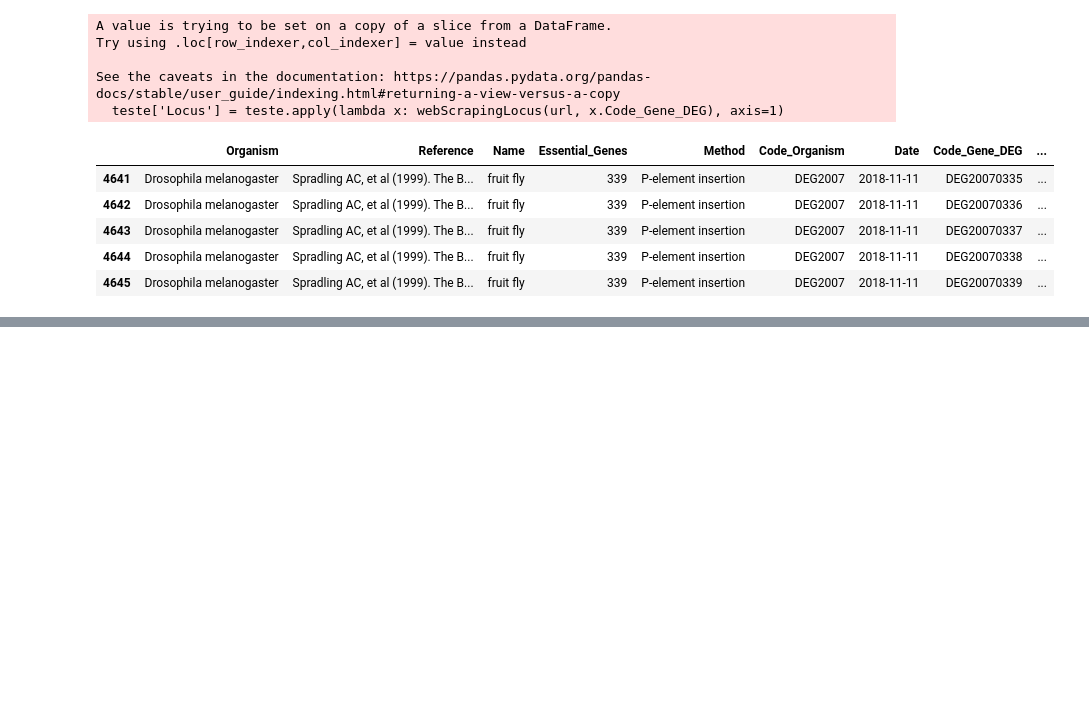
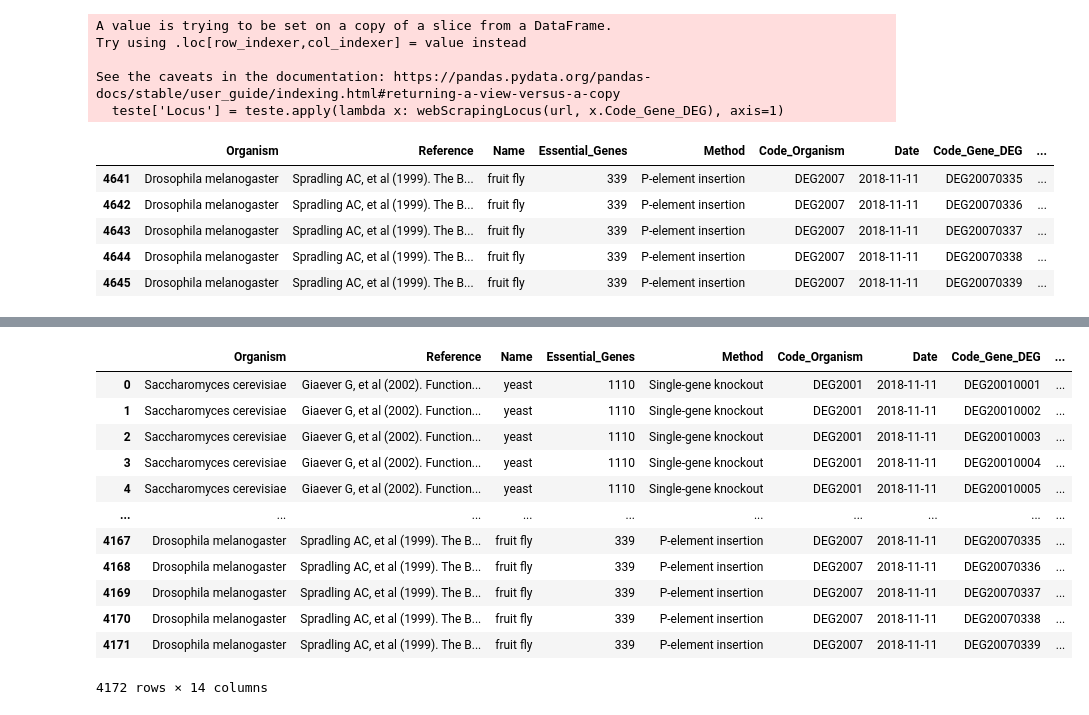
Before and after one commit to JessicaIta/deg-data-essentiality, a Jupyter notebook: deg-data-essentiality.ipynb, the cells around one changed output, grey strips where cells are left out. Cells and saved outputs as stored; diff of their text form; code cells hidden in the pictures; blank space fills up the shorter version.

```diff
--- a/deg-data-essentiality.ipynb
+++ b/deg-data-essentiality.ipynb
@@ -286,0 +302,17 @@ df.to_parquet('essential_genes.parquet', engine='fastparquet')
+# %%
+dataset = pd.read_csv('essential_genes.csv')
+dataset
+# %% [output]
+|  | Organism | Reference | Name | Essential_Genes | Method | Code_Organism | Date | Code_Gene_DEG | ... |
+| 0 | Saccharomyces cerevisiae | Giaever G, et al (2002). Function... | yeast | 1110 | Single-gene knockout | DEG2001 | 2018-11-11 | DEG20010001 | ... |
+| 1 | Saccharomyces cerevisiae | Giaever G, et al (2002). Function... | yeast | 1110 | Single-gene knockout | DEG2001 | 2018-11-11 | DEG20010002 | ... |
+| 2 | Saccharomyces cerevisiae | Giaever G, et al (2002). Function... | yeast | 1110 | Single-gene knockout | DEG2001 | 2018-11-11 | DEG20010003 | ... |
+| 3 | Saccharomyces cerevisiae | Giaever G, et al (2002). Function... | yeast | 1110 | Single-gene knockout | DEG2001 | 2018-11-11 | DEG20010004 | ... |
+| 4 | Saccharomyces cerevisiae | Giaever G, et al (2002). Function... | yeast | 1110 | Single-gene knockout | DEG2001 | 2018-11-11 | DEG20010005 | ... |
+| ... | ... | ... | ... | ... | ... | ... | ... | ... | ... |
+| 4167 | Drosophila melanogaster | Spradling AC, et al (1999). The B... | fruit fly | 339 | P-element insertion | DEG2007 | 2018-11-11 | DEG20070335 | ... |
+| 4168 | Drosophila melanogaster | Spradling AC, et al (1999). The B... | fruit fly | 339 | P-element insertion | DEG2007 | 2018-11-11 | DEG20070336 | ... |
+| 4169 | Drosophila melanogaster | Spradling AC, et al (1999). The B... | fruit fly | 339 | P-element insertion | DEG2007 | 2018-11-11 | DEG20070337 | ... |
+| 4170 | Drosophila melanogaster | Spradling AC, et al (1999). The B... | fruit fly | 339 | P-element insertion | DEG2007 | 2018-11-11 | DEG20070338 | ... |
+| 4171 | Drosophila melanogaster | Spradling AC, et al (1999). The B... | fruit fly | 339 | P-element insertion | DEG2007 | 2018-11-11 | DEG20070339 | ... |
+4172 rows × 14 columns
```
Also changed, not shown: parts of 6 cells of this notebook.
